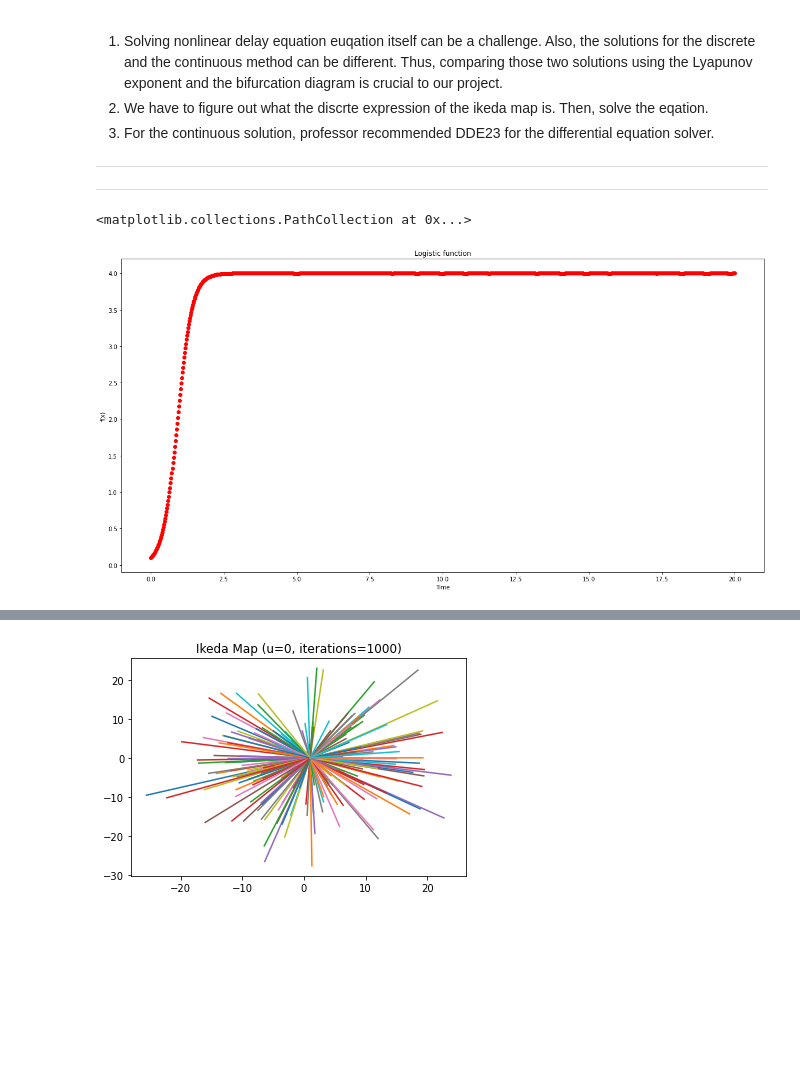
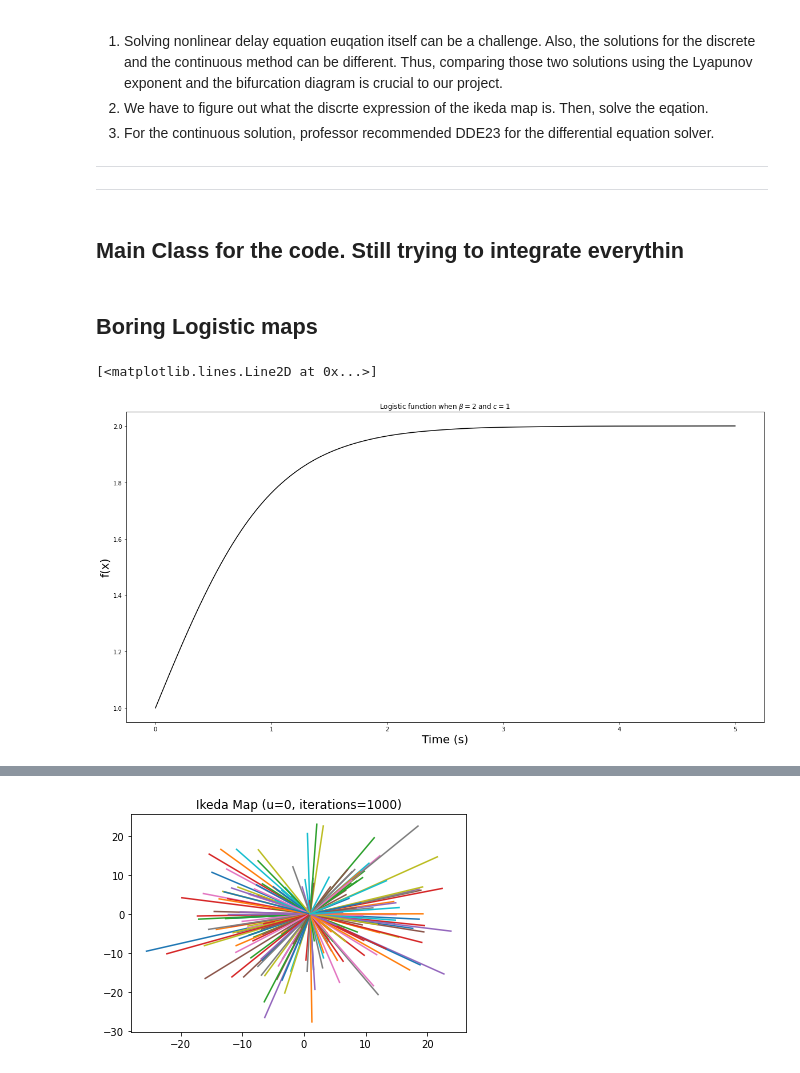
Before and after one commit to ihkim94/Ikeda, a Jupyter notebook: Ikeda_map.ipynb, the cells around one changed output, grey strips where cells are left out. Drawn from its saved outputs; the diff is of its cells as text; code cells hidden in the pictures; blank space fills up the shorter version.

```diff
--- a/Ikeda_map.ipynb
+++ b/Ikeda_map.ipynb
@@ -74,6 +74,8 @@ import numpy as np
 import matplotlib.pyplot as plt
 from scipy.integrate import solve_ivp
 from ddeint import ddeint
+# %% [markdown]
+## Main Class for the code. Still trying to integrate everythin
 # %%
 class IkedaEquation:
     """
@@ -158,16 +161,19 @@ class LogisticEquation:
         sol = out.y.T
         tpts =  out.t
         return tpts, sol
+# %% [markdown]
+## Boring Logistic maps
 # %%
-logistic_model = LogisticEquation(b=4, c=1)
-ic = [0.1]
-tpts, sol = logistic_model.solve(ic, 0, 20, 1000)
+logistic_model = LogisticEquation(b=2, c=1)
+ic = [1]  ## Initial condition
+tpts, sol = logistic_model.solve(ic, 0, 5, 10000)
+
 
 plt.figure(figsize=(20, 10))
-plt.title('Logistic function')
-plt.xlabel('Time')
-plt.ylabel('f(x)')
-plt.scatter(tpts, sol, color='r')
+plt.title(rf'Logistic function when $\beta = {logistic_model.b}$ and $ c = {logistic_model.c}$ ')
+plt.xlabel('Time (s)', fontsize=20)
+plt.ylabel('f(x)', fontsize=20)
+plt.plot(tpts, sol, color='k')
 # %% [output]
-<matplotlib.collections.PathCollection at 0x...>
+[<matplotlib.lines.Line2D at 0x...>]
-[figure, old version]
+[figure, new version]
```
Also changed, not shown: parts of 16 cells of this notebook, 2 other files.
